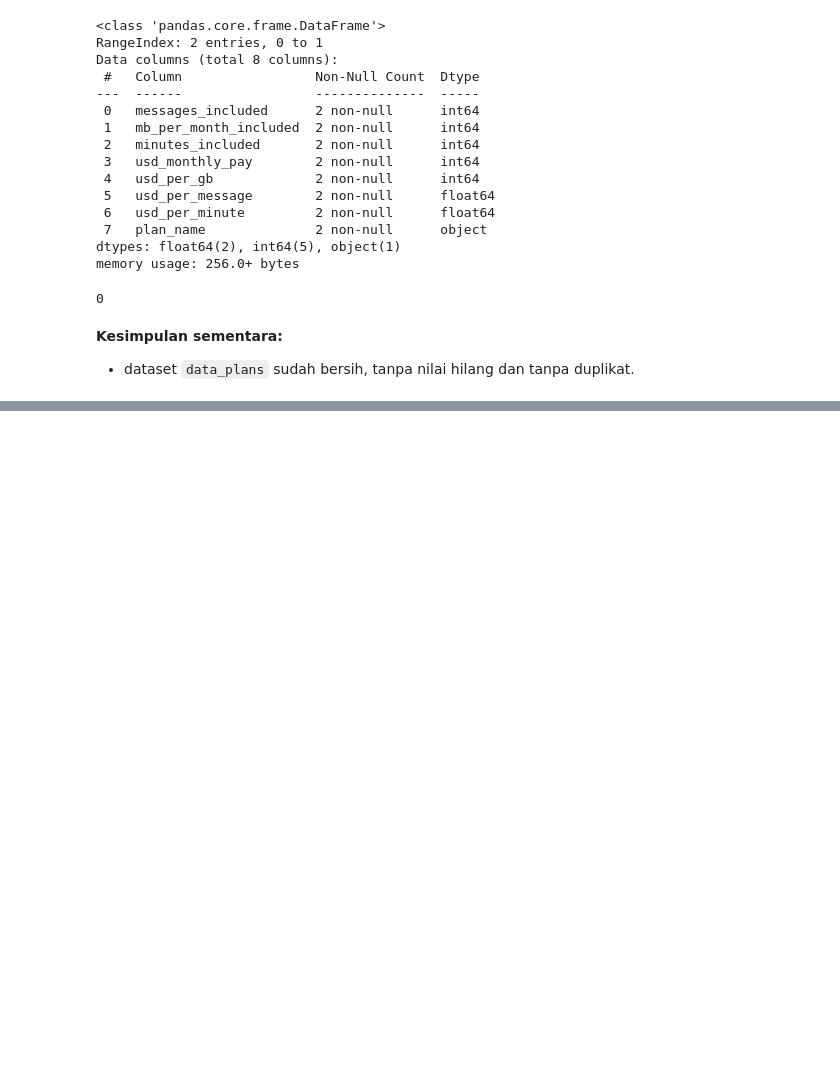
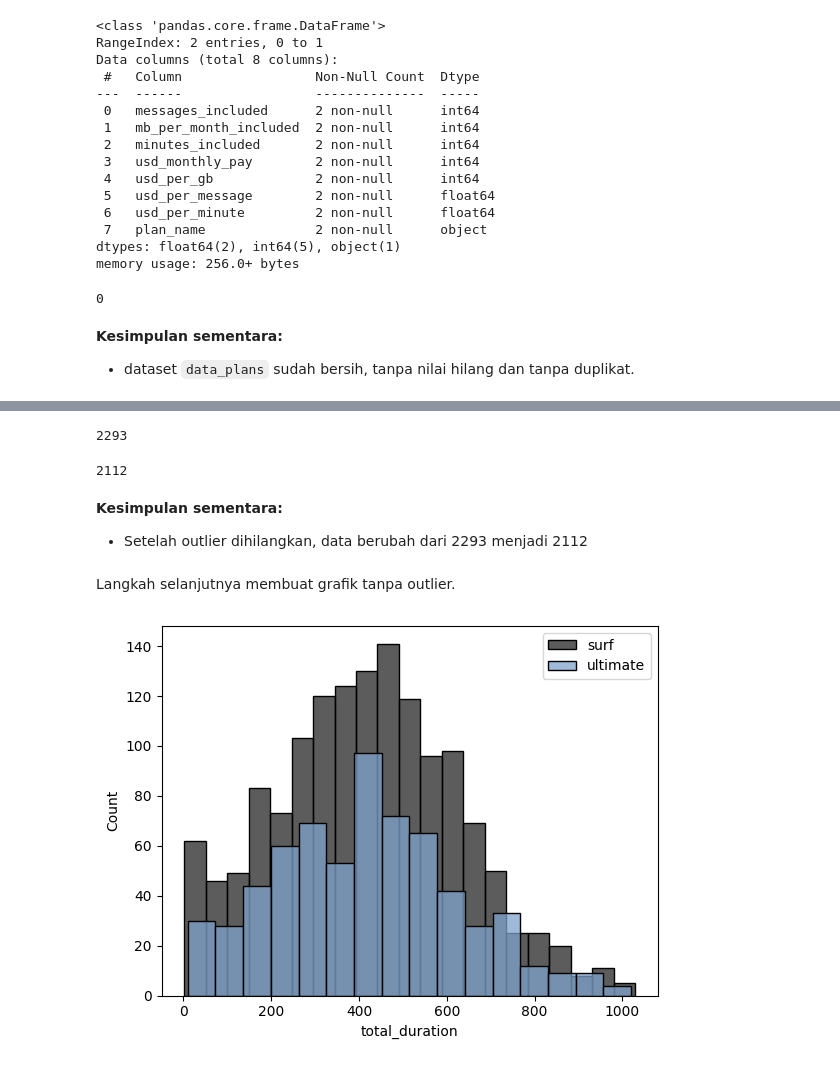
Before and after one commit to ShirotaT/DataAnalyst_Practicum, a Jupyter notebook: Project_4.megaline/Proyek4_PaketPrabayarMegaline.ipynb, the cells around one changed output, grey strips where cells are left out. Drawn from its saved outputs; the diff is of its cells as text; code cells hidden in the pictures; blank space fills up the shorter version.

```diff
--- a/Project_4.megaline/Proyek4_PaketPrabayarMegaline.ipynb
+++ b/Project_4.megaline/Proyek4_PaketPrabayarMegaline.ipynb
@@ -393,0 +807,7 @@ Ingat! Megaline membulatkan detik ke menit, serta megabita ke gigabita. Untuk pa
+# %%
+# Loop for applying the function
+for column in outlier_column:
+    lower, upper = upper_lower_whisker(column)
+    print('Batas bawah outlier dari',column, lower)
+    print('Batas atas outlier dari',column, upper)
+    print('')
@@ -393,0 +823,7 @@ Ingat! Megaline membulatkan detik ke menit, serta megabita ke gigabita. Untuk pa
+# %%
+# Loop for cleaning the outlier
+data_fixed = data_clean.copy()
+
+for column in outlier_column:
+    lower, upper = upper_lower_whisker(column)
+    data_fixed = data_fixed[(data_fixed[column] > lower) & (data_fixed[column] < upper)]
@@ -393,0 +845,33 @@ Ingat! Megaline membulatkan detik ke menit, serta megabita ke gigabita. Untuk pa
+# %%
+# Slicing data
+miss_call = 0
+
+data_fixed = data_fixed.query('total_duration > @miss_call')
+# %%
+# Check new dataset line after slicing
+data_clean.shape[0]
+# %% [output]
+2293
+# %%
+# Check new dataset line before slicing
+data_fixed.shape[0]
+# %% [output]
+2112
+# %% [markdown]
+**Kesimpulan sementara:**
+
+* Setelah outlier dihilangkan, data berubah dari 2293 menjadi 2112
+# %% [markdown]
+Langkah selanjutnya membuat grafik tanpa outlier.
+# %%
+# Create data filter for surf and ultimate user without outlier
+surf_user_clean = data_fixed[data_fixed['plan'] == 'surf']
+ultimate_user_clean = data_fixed[data_fixed['plan'] == 'ultimate']
+# %%
+# Create histogram plot using seaborn for total duration
+sns.histplot(surf_user_clean['total_duration'], color='#262626', label='surf')
+sns.histplot(ultimate_user_clean['total_duration'], color='#7EA3CC', label='ultimate')
+plt.legend()
+plt.show()
+# %% [output]
+[figure, added]
```
Also changed, not shown: parts of 93 cells of this notebook.
